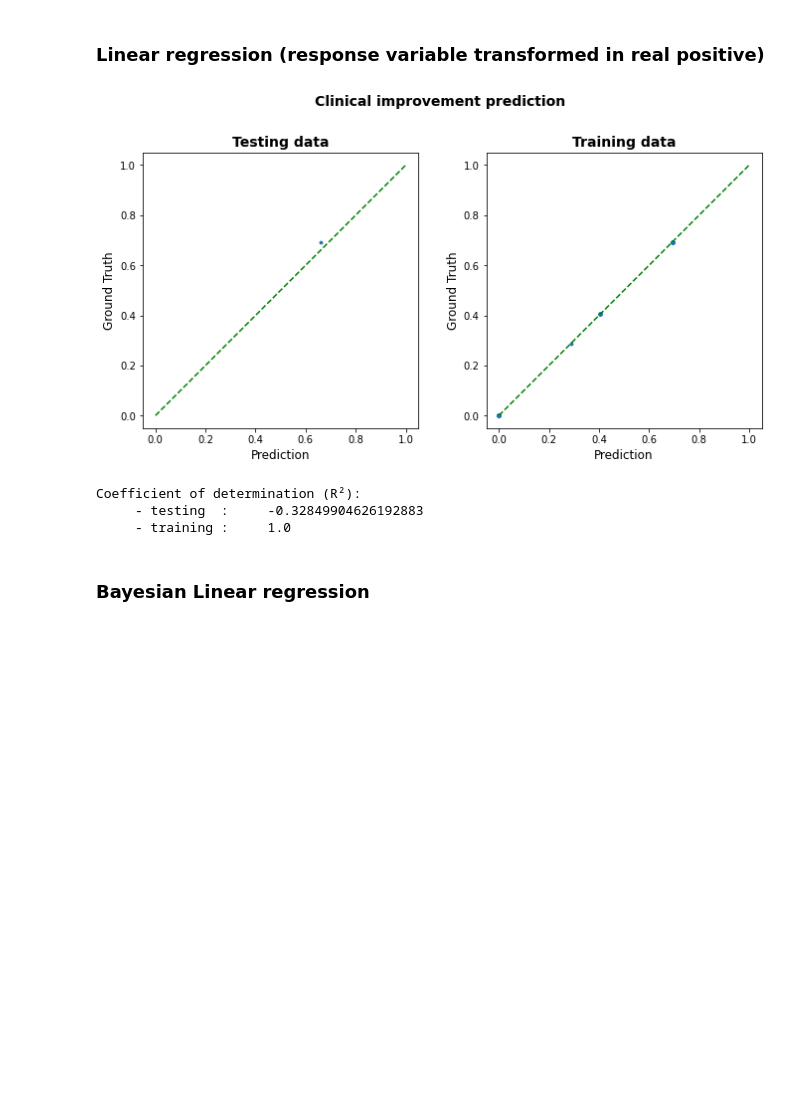
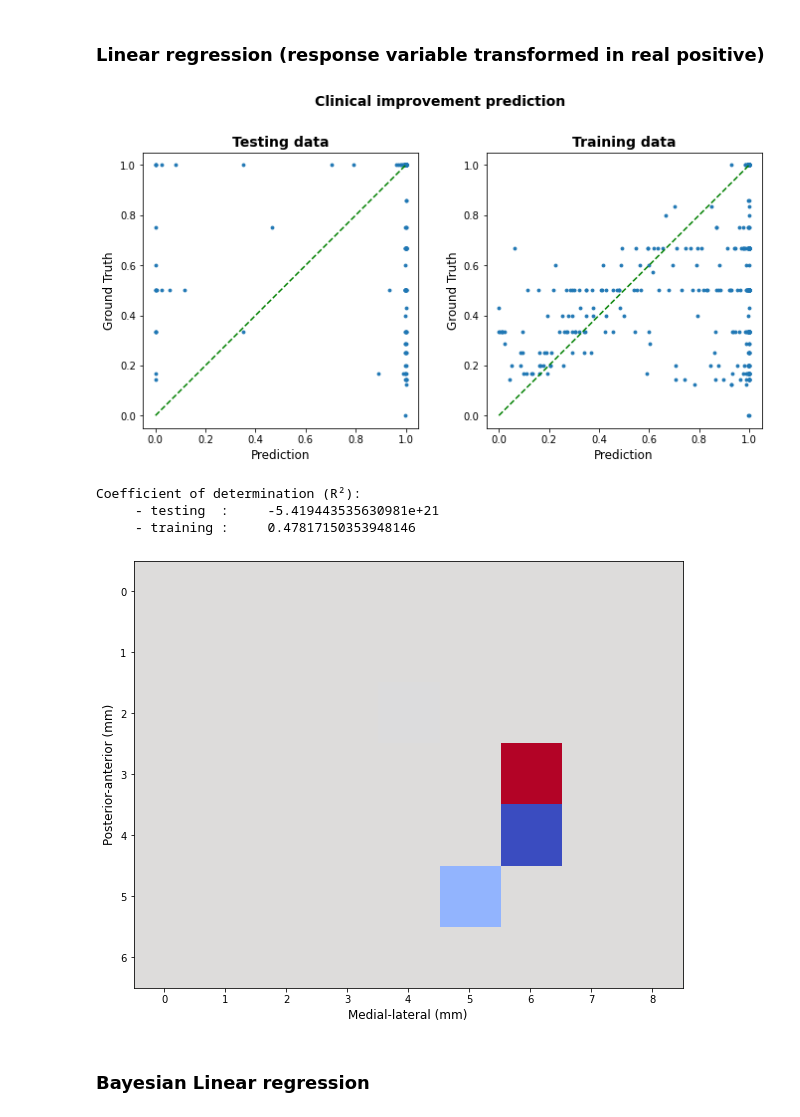
Before and after one commit to QuentinSav/probabilistic-stimulation-maps, a Jupyter notebook: modelEvaluation.ipynb, the cells around one changed output. Saved outputs shown, nothing was run; the diff lists cells and outputs as text; code cells hidden in the pictures; blank space fills up the shorter version.

Commit message:
Continued the export of the multiple dataset with different voxsize
Former-commit-id: 52249af164e6b11f79899c7b560984626ad2dbb2

```diff
--- a/modelEvaluation.ipynb
+++ b/modelEvaluation.ipynb
@@ -31,7 +31,7 @@ The data have already been preprocessed using the matlab class PSM (using the ge
 # %%
 # Load vectorized VTA matrix
 
-dataset = scipy.io.loadmat('../../03_Data/ML_datasets/dataset_500um.mat')
+dataset = scipy.io.loadmat('../../03_Data/ML_datasets/rounded/dataset_2000um.mat')
 
 X = np.array(dataset['X'])
 y = np.squeeze(np.array(dataset['y']).T)
@@ -40,8 +40,8 @@ y = np.squeeze(np.array(dataset['y']).T)
 pcd_read = o3d.io.read_point_cloud('templates/anatomyDISTALminimal.ply')
 
 # Assign global variable
-CONTAINER_AFFINE = np.array(dataset['container_affine'])
-CONTAINER_SHAPE = np.array(dataset['container_shape'])
+CONTAINER_AFFINE = np.squeeze(np.array(dataset['container_affine']))
+CONTAINER_SHAPE = np.squeeze(np.array(dataset['container_shape']))
 
 X_train, X_test, y_train, y_test = train_test_split(X, y, test_size=0.2, random_state=42)
 # %% [markdown]
@@ -250,18 +250,20 @@ Coefficient of determination (R²):
 # %%
 from sklearn.linear_model import LinearRegression
 
 model = LinearRegression()
 
 
 y_train_trans = logit(y_train)
 model = model.fit(X_train, logit(y_train))
 
 plot_results(model, X_test, logit(y_test), X_train, logit(y_train))
+plot_map(model, dim='2D', slice_index=7)
 # %% [output]
-[figure, old version]
+[figure, new version]
 Coefficient of determination (R²):
-     - testing  :     -0.32849904626192883
-     - training :     1.0
+     - testing  :     -5.419443535630981e+21
+     - training :     0.47817150353948146
+[figure, added]
 # %% [markdown]
 ### Bayesian Linear regression
 # %%
```
Also changed, not shown: parts of 4 cells of this notebook, 5 other files.
